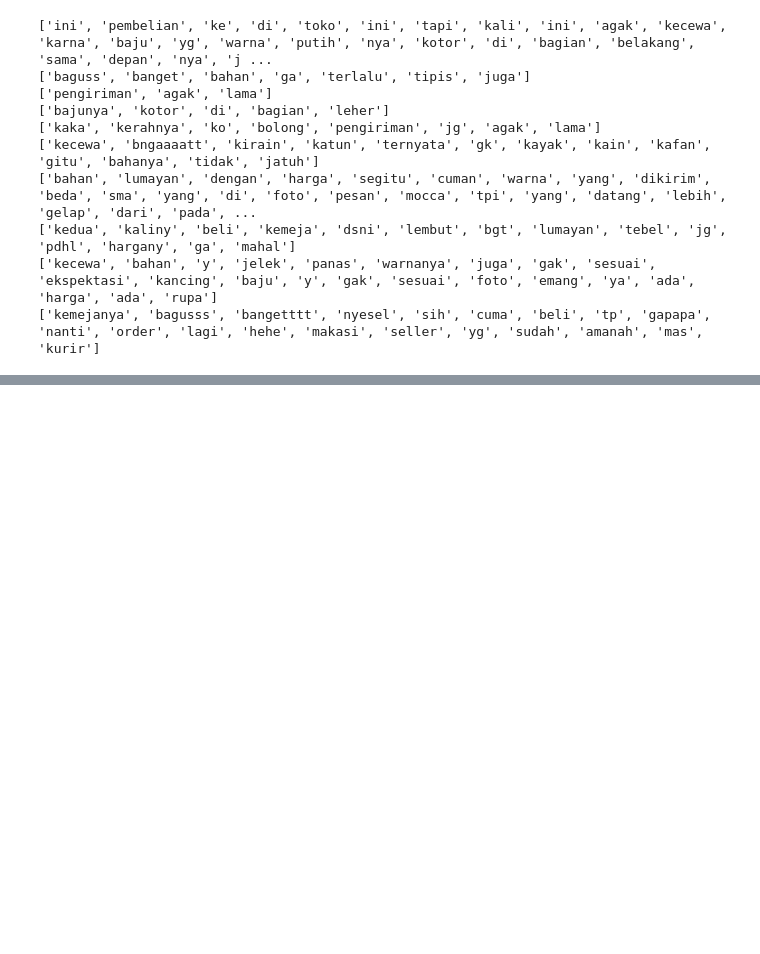
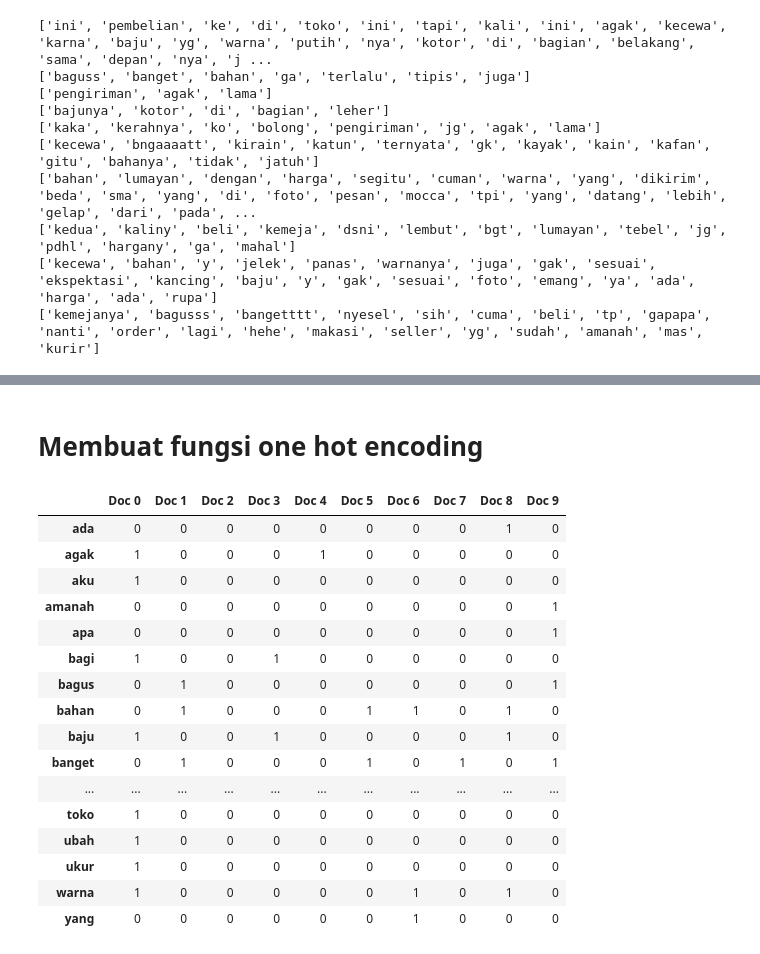
Before and after one commit to imkzuma/Introduction-to-multimedia-data-processing, a Jupyter notebook: tugas1/main.ipynb, the cells around one changed output, grey strips where cells are left out. Saved outputs shown, nothing was run; the diff lists cells and outputs as text; code cells hidden in the pictures; blank space fills up the shorter version.

```diff
--- a/tugas1/main.ipynb
+++ b/tugas1/main.ipynb
@@ -236,0 +238,52 @@ kemeja bagus banget nyesel sih cuma beli tidak apa order terima kasih seller sud
+# %% [markdown]
+# Membuat fungsi one hot encoding
+# %%
+import numpy as np
+
+pd.set_option('display.max_columns', None)
+pd.set_option('display.max_rows', None)
+pd.set_option('display.max_colwidth', None)
+
+def create_word_list(text):
+    wordList = list()
+    for key in text:
+        for word in key:
+            if word not in wordList:
+                wordList.append(word)
+    return wordList
+
+def one_hot_encoding(text):
+    wordList = create_word_list(text)
+    wordList = sorted(wordList)
+
+    ohe = np.zeros((len(stem), len(wordList)) , dtype=int)
+
+    for i, key in enumerate(stem):
+        for word in wordList:
+            if word in key:
+                ohe[i][wordList.index(word)] = 1
+
+    ohe = pd.DataFrame(ohe, columns=wordList, index=["Doc {}".format(i) for i in range(len(text))])
+
+    return ohe
+
+ohe = one_hot_encoding(stem)
+ohe.T
+# %% [output]
+|  | Doc 0 | Doc 1 | Doc 2 | Doc 3 | Doc 4 | Doc 5 | Doc 6 | Doc 7 | Doc 8 | Doc 9 |
+| ada | 0 | 0 | 0 | 0 | 0 | 0 | 0 | 0 | 1 | 0 |
+| agak | 1 | 0 | 0 | 0 | 1 | 0 | 0 | 0 | 0 | 0 |
+| aku | 1 | 0 | 0 | 0 | 0 | 0 | 0 | 0 | 0 | 0 |
+| amanah | 0 | 0 | 0 | 0 | 0 | 0 | 0 | 0 | 0 | 1 |
+| apa | 0 | 0 | 0 | 0 | 0 | 0 | 0 | 0 | 0 | 1 |
+| bagi | 1 | 0 | 0 | 1 | 0 | 0 | 0 | 0 | 0 | 0 |
+| bagus | 0 | 1 | 0 | 0 | 0 | 0 | 0 | 0 | 0 | 1 |
+| bahan | 0 | 1 | 0 | 0 | 0 | 1 | 1 | 0 | 1 | 0 |
+| baju | 1 | 0 | 0 | 1 | 0 | 0 | 0 | 0 | 1 | 0 |
+| banget | 0 | 1 | 0 | 0 | 0 | 1 | 0 | 1 | 0 | 1 |
+| ... | ... | ... | ... | ... | ... | ... | ... | ... | ... | ... |
+| toko | 1 | 0 | 0 | 0 | 0 | 0 | 0 | 0 | 0 | 0 |
+| ubah | 1 | 0 | 0 | 0 | 0 | 0 | 0 | 0 | 0 | 0 |
+| ukur | 1 | 0 | 0 | 0 | 0 | 0 | 0 | 0 | 0 | 0 |
+| warna | 1 | 0 | 0 | 0 | 0 | 0 | 1 | 0 | 1 | 0 |
+| yang | 0 | 0 | 0 | 0 | 0 | 0 | 1 | 0 | 0 | 0 |
```
Also changed, not shown: parts of 20 cells of this notebook.
